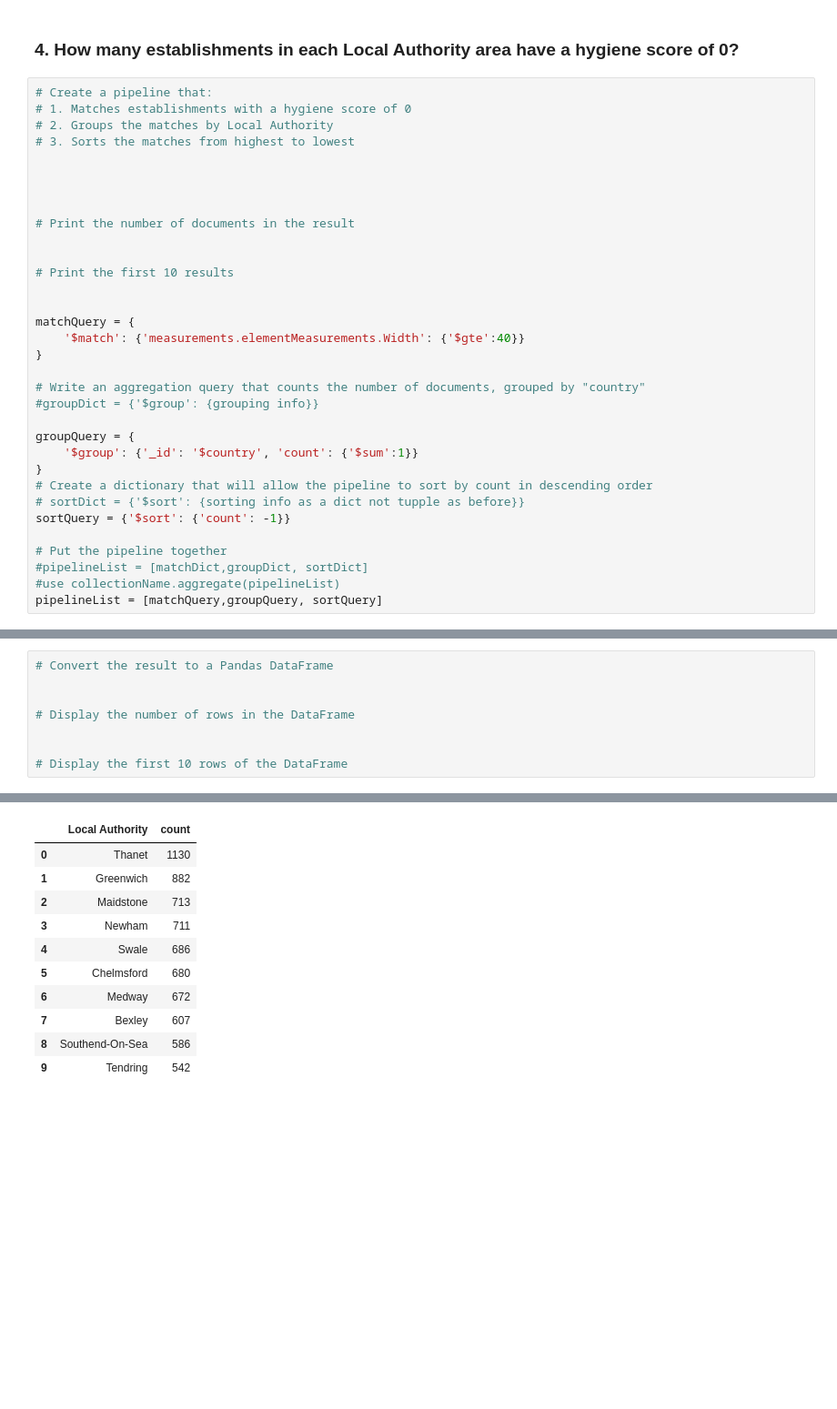
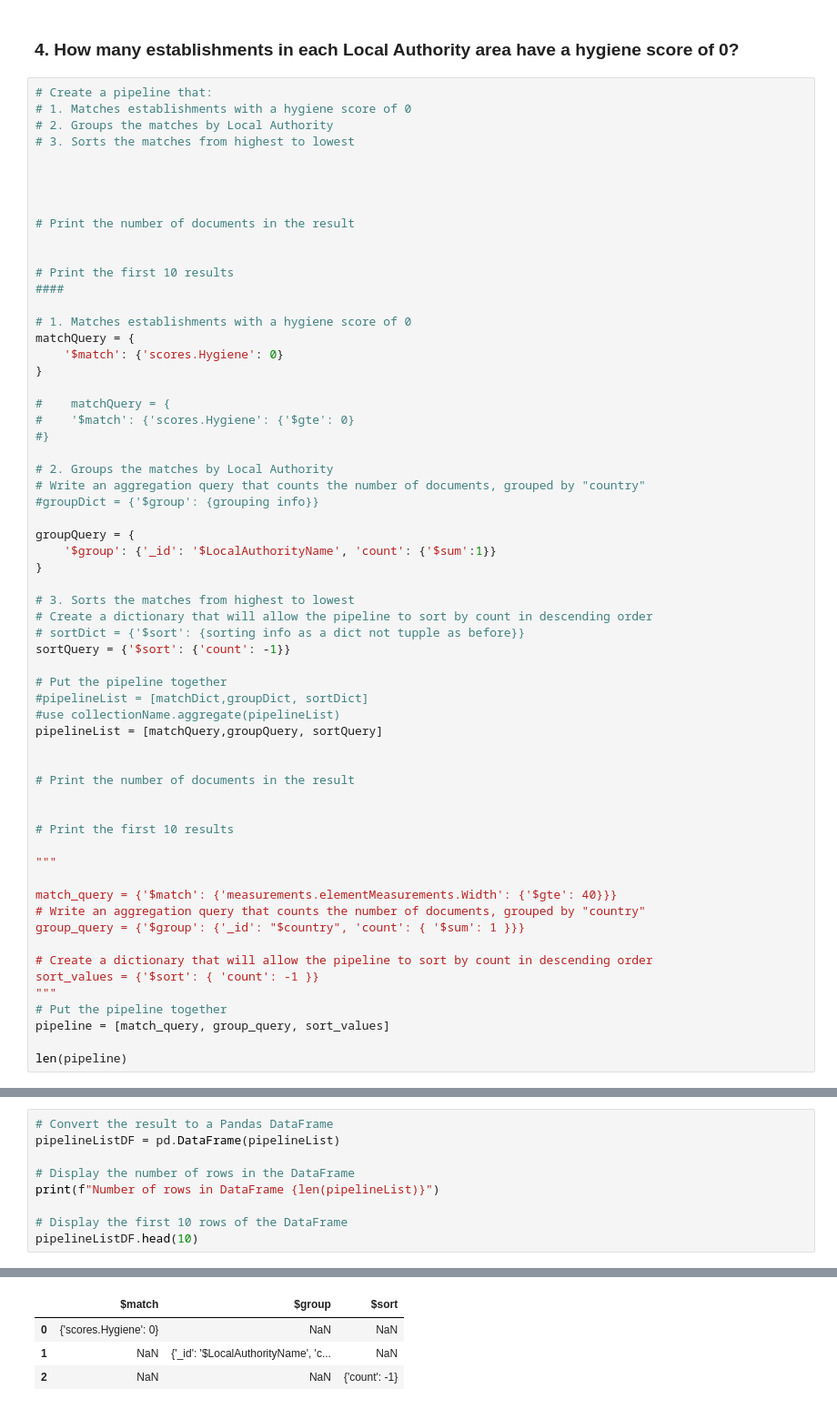
Before and after one commit to cami5326/nosql-challenge, a Jupyter notebook: NoSQL_analysis_Part3-Starter.ipynb, the cells around one changed output, grey strips where cells are left out. Shown at 91% size. Cells and saved outputs as stored; diff of their text form; blank space fills up the shorter version.

```diff
--- a/NoSQL_analysis_Part3-Starter.ipynb
+++ b/NoSQL_analysis_Part3-Starter.ipynb
@@ -231,18 +233,26 @@ pprint(query)
 
 
 # Print the first 10 results
+####
 
-
+# 1. Matches establishments with a hygiene score of 0
 matchQuery = {
-    '$match': {'measurements.elementMeasurements.Width': {'$gte':40}}
+    '$match': {'scores.Hygiene': 0}
 }
 
+#    matchQuery = {
+#    '$match': {'scores.Hygiene': {'$gte': 0}
+#}
+
+# 2. Groups the matches by Local Authority
 # Write an aggregation query that counts the number of documents, grouped by "country"
 #groupDict = {'$group': {grouping info}}
 
 groupQuery = {
-    '$group': {'_id': '$country', 'count': {'$sum':1}}
+    '$group': {'_id': '$LocalAuthorityName', 'count': {'$sum':1}}
 }
+
+# 3. Sorts the matches from highest to lowest
 # Create a dictionary that will allow the pipeline to sort by count in descending order
 # sortDict = {'$sort': {sorting info as a dict not tupple as before}}
 sortQuery = {'$sort': {'count': -1}}
@@ -251,4 +261,24 @@ sortQuery = {'$sort': {'count': -1}}
 #pipelineList = [matchDict,groupDict, sortDict]
 #use collectionName.aggregate(pipelineList)
 pipelineList = [matchQuery,groupQuery, sortQuery]
+
+
+# Print the number of documents in the result
+
+
+# Print the first 10 results
+
+"""
+
+match_query = {'$match': {'measurements.elementMeasurements.Width': {'$gte': 40}}}
+# Write an aggregation query that counts the number of documents, grouped by "country"
+group_query = {'$group': {'_id': "$country", 'count': { '$sum': 1 }}}
+
+# Create a dictionary that will allow the pipeline to sort by count in descending order
+sort_values = {'$sort': { 'count': -1 }}
+"""
+# Put the pipeline together
+pipeline = [match_query, group_query, sort_values]
+
+len(pipeline)
 # %% [output]
@@ -266,9 +286,10 @@ Number of documents in result: 55
 # %%
 # Convert the result to a Pandas DataFrame
-
+pipelineListDF = pd.DataFrame(pipelineList)
 
 # Display the number of rows in the DataFrame
-
+print(f"Number of rows in DataFrame {len(pipelineList)}")
 
 # Display the first 10 rows of the DataFrame
+pipelineListDF.head(10)
 # %% [output]
@@ -276,11 +297,4 @@ Number of rows in DataFrame 55
-|  | Local Authority | count |
-| 0 | Thanet | 1130 |
-| 1 | Greenwich | 882 |
-| 2 | Maidstone | 713 |
-| 3 | Newham | 711 |
-| 4 | Swale | 686 |
-| 5 | Chelmsford | 680 |
-| 6 | Medway | 672 |
-| 7 | Bexley | 607 |
-| 8 | Southend-On-Sea | 586 |
-| 9 | Tendring | 542 |
+|  | $match | $group | $sort |
+| 0 | {'scores.Hygiene': 0} | NaN | NaN |
+| 1 | NaN | {'_id': '$LocalAuthorityName', 'c... | NaN |
+| 2 | NaN | NaN | {'count': -1} |
```
Also changed, not shown: parts of 3 cells of this notebook, 1 other file.
